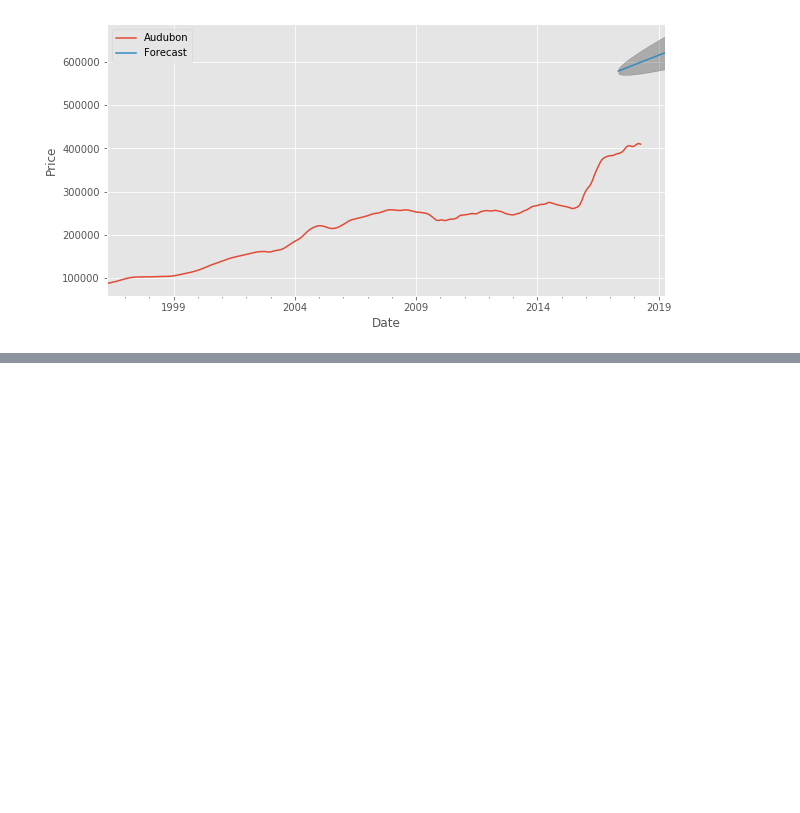
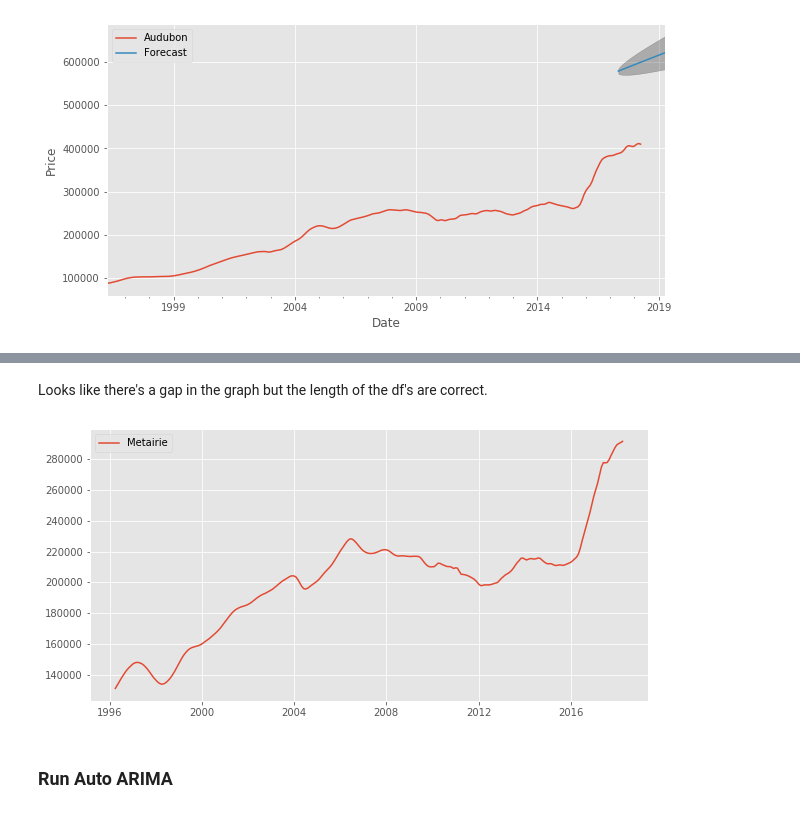
Before and after one commit to halpert3/flatiron-mod4-project, a Jupyter notebook: notebooks/3-3_modeling.ipynb, the cells around one changed output, grey strips where cells are left out. Saved outputs shown, nothing was run; the diff lists cells and outputs as text; code cells hidden in the pictures; blank space fills up the shorter version.

```diff
--- a/notebooks/3-3_modeling.ipynb
+++ b/notebooks/3-3_modeling.ipynb
@@ -1020,0 +1057,11 @@ plt.show()
+# %% [markdown]
+Looks like there's a gap in the graph but the length of the df's are correct.
+# %%
+plt.figure(figsize=(10,5))
+plt.plot(metairie)
+plt.legend(metairie.columns)
+plt.show()
+# %% [output]
+[figure, added]
+# %% [markdown]
+### Run Auto ARIMA
```
Also changed, not shown: parts of 93 cells of this notebook, 2 other files.
